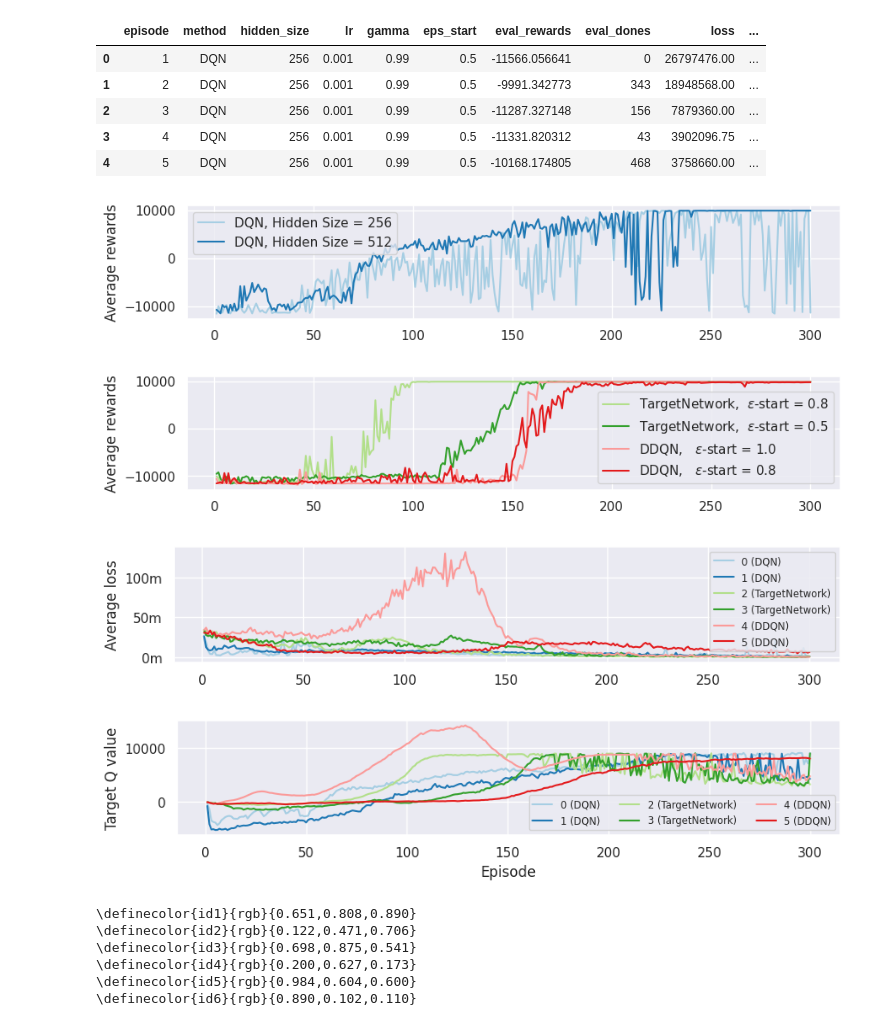
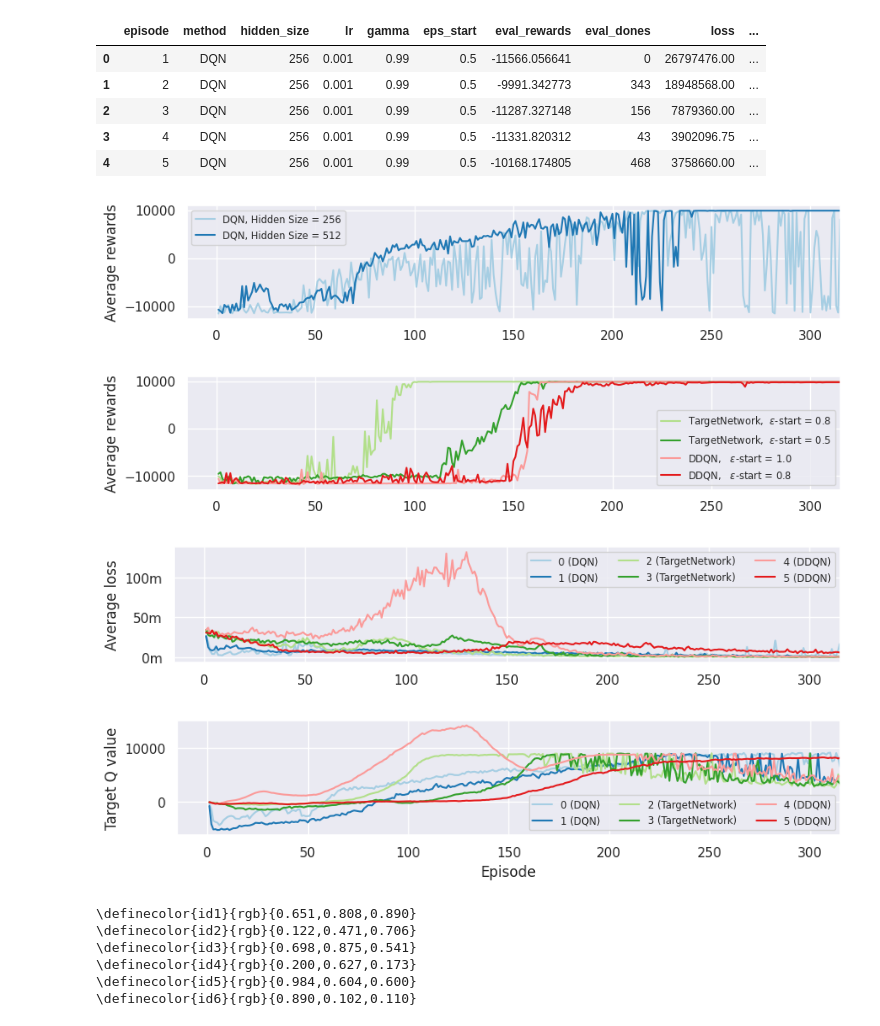
Before and after one commit to mfixman/ai-reinforcement, a Jupyter notebook: Report/Plots.ipynb, the cells around one changed output. Saved outputs shown, nothing was run; the diff lists cells and outputs as text; code cells hidden in the pictures.

Commit message:
A few changes to plots.

```diff
--- a/Report/Plots.ipynb
+++ b/Report/Plots.ipynb
@@ -90,7 +90,7 @@ params['id'] = numpy.where(
         )
     )
 )
-params = params[params.episode <= 300]
+# params = params[params.episode <= 300]
 # %%
 params.head()
 # %% [output]
@@ -108,7 +108,8 @@ data = params[params.method == 'DQN']
 for e, (key, values) in enumerate(data.groupby(['id', 'method', 'hidden_size', 'lr', 'gamma', 'eps_start']), start = 1):
     pyplot.plot(values.episode, values.eval_rewards, label = f'DQN, Hidden Size = {key[2]}', color = seaborn_colors[key[0]])
 
-pyplot.legend()
+pyplot.xlim(-15, 315)
+pyplot.legend(fontsize = 'x-small')
 
 # pyplot.title('Average rewards per epoch using DQN')
 # pyplot.xlabel('Episode')
@@ -116,7 +117,7 @@ pyplot.ylabel('Average rewards')
 
 pyplot.savefig('dqn_reward_size.png', bbox_inches = 'tight', pad_inches = 0, dpi = 300)
 # %% [output]
-[figure, old version]
+[figure, new version]
 # %%
 pyplot.rcParams['figure.figsize'] = 10, 1.75
 
@@ -124,7 +125,8 @@ data = params[(params.method == 'TargetNetwork') | (params.method == 'DDQN')]
 for e, (key, values) in enumerate(data.groupby(['id', 'method', 'hidden_size', 'lr', 'gamma', 'eps_start']), start = 3):
     pyplot.plot(values.episode, values.eval_rewards, label = f'{key[1]},\t$\\varepsilon$-start = {key[5]}', color = seaborn_colors[key[0]])
 
-pyplot.legend()
+pyplot.xlim(-15, 315)
+pyplot.legend(fontsize = 'x-small')
 
 # pyplot.title('Average rewards per epoch using Target Network')
 # pyplot.xlabel('Episode')
@@ -132,25 +134,26 @@ pyplot.ylabel('Average rewards')
 
 pyplot.savefig('rest_reward_size.png', bbox_inches = 'tight', pad_inches = 0, dpi = 300)
 # %% [output]
-[figure, old version]
+[figure, new version]
 # %%
 pyplot.rcParams['figure.figsize'] = 10, 1.75
 
 data = params
 for e, (key, values) in enumerate(data.groupby(['id', 'method', 'hidden_size', 'lr', 'gamma', 'eps_start']), start = 1):
     pyplot.plot(values.episode, values.loss, label = f'{key[0]} ({key[1]})', color = seaborn_colors[key[0]])
 
-pyplot.legend(fontsize = 'x-small')
+pyplot.xlim(-15, 315)
+pyplot.legend(fontsize = 'x-small', ncols = 3)
 
 pyplot.gca().yaxis.set_major_formatter(lambda x, _: f'{int(x // 1000000)}m')
 
 # pyplot.title('Average rewards per epoch using DQN')
 # pyplot.xlabel('Episode')
 pyplot.ylabel('Average loss')
 
 pyplot.savefig('losses.png', bbox_inches = 'tight', pad_inches = 0, dpi = 300)
 # %% [output]
-[figure, old version]
+[figure, new version]
 # %%
 pyplot.rcParams['figure.figsize'] = 10, 1.75
 
@@ -158,6 +161,7 @@ data = params
 for e, (key, values) in enumerate(data.groupby(['id', 'method', 'hidden_size', 'lr', 'gamma', 'eps_start']), start = 1):
     pyplot.plot(values.episode, values.q_step, label = f'{key[0]} ({key[1]})', color = seaborn_colors[key[0]])
 
+pyplot.xlim(-15, 315)
 pyplot.legend(loc = 4, fontsize = 'x-small', ncols = 3)
 
 # pyplot.title('Average rewards per epoch using DQN')
@@ -166,7 +170,7 @@ pyplot.ylabel('Target Q value')
 
 pyplot.savefig('q_values.png', bbox_inches = 'tight', pad_inches = 0, dpi = 300)
 # %% [output]
-[figure, old version]
+[figure, new version]
 # %%
 for e, (r, g, b) in enumerate(seaborn_colors, start = 1):
     print(f'\\definecolor{{id{e}}}{{rgb}}{{{r:.3f},{g:.3f},{b:.3f}}}')
```
Also changed, not shown: 5 other files.
